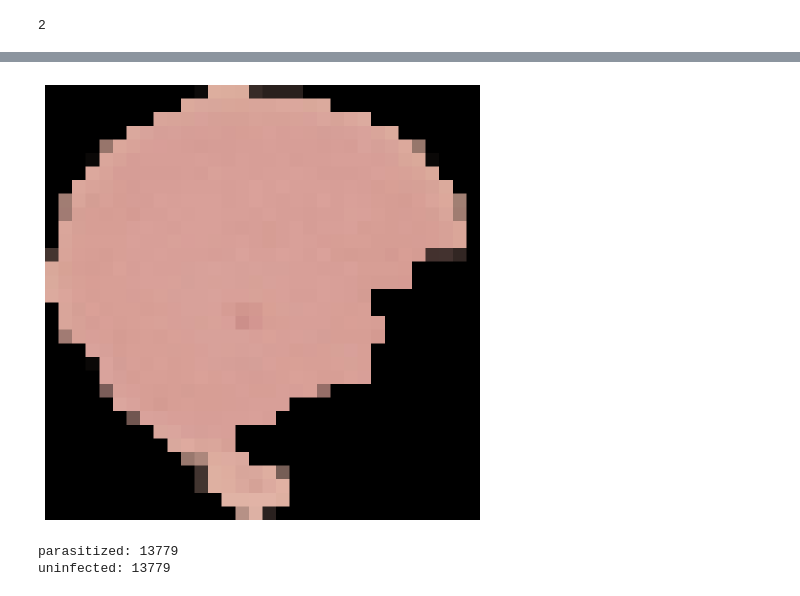
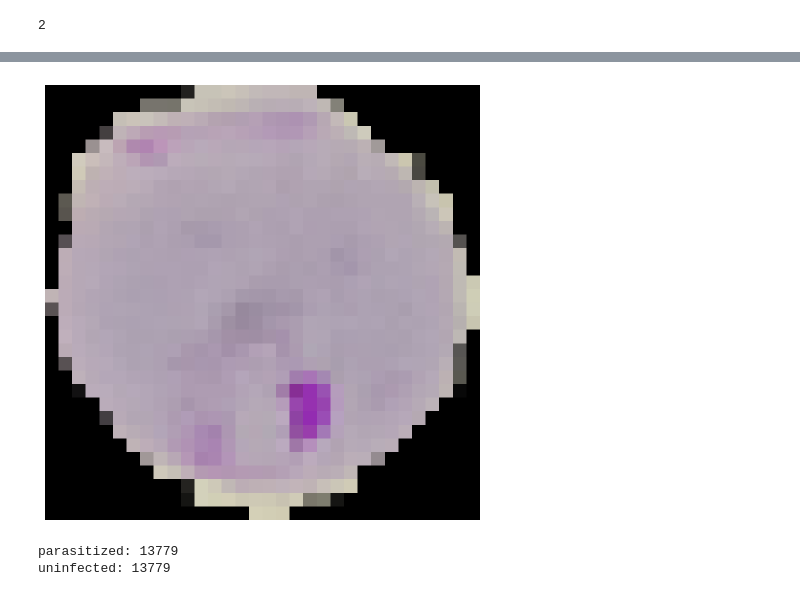
Before and after one commit to Dipeshshome/Malaria-Cell-Detection-InceptionV4-pytorch, a Jupyter notebook: Malaria_Cell_Detection_InceptionV4_pytorch.ipynb, the cells around one changed output, grey strips where cells are left out. Saved outputs shown, nothing was run; the diff lists cells and outputs as text; code cells hidden in the pictures.

```diff
--- a/Malaria_Cell_Detection_InceptionV4_pytorch.ipynb
+++ b/Malaria_Cell_Detection_InceptionV4_pytorch.ipynb
@@ -148,9 +150,9 @@ show_sign_grid(sample_images)
 # %%
-img_path = glob(f'{train_folders[1]}/*png')[1]
+img_path = glob(f'{train_folders[0]}/*png')[5]
 
 show_image(img_path)
 # %% [output]
-[figure, old version]
+[figure, new version]
 # %%
 class_names = ['parasitized','uninfected' ]
 
```
Also changed, not shown: parts of 7 cells of this notebook.
